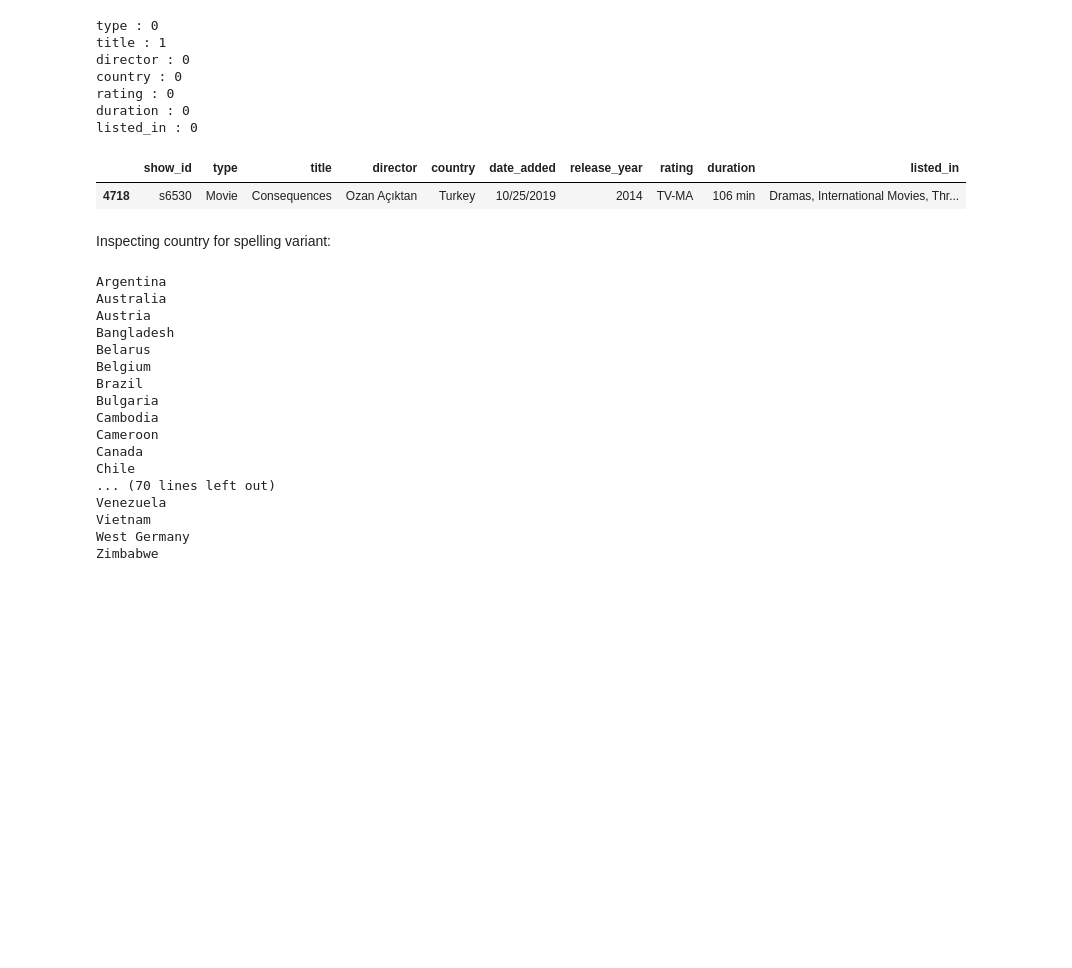
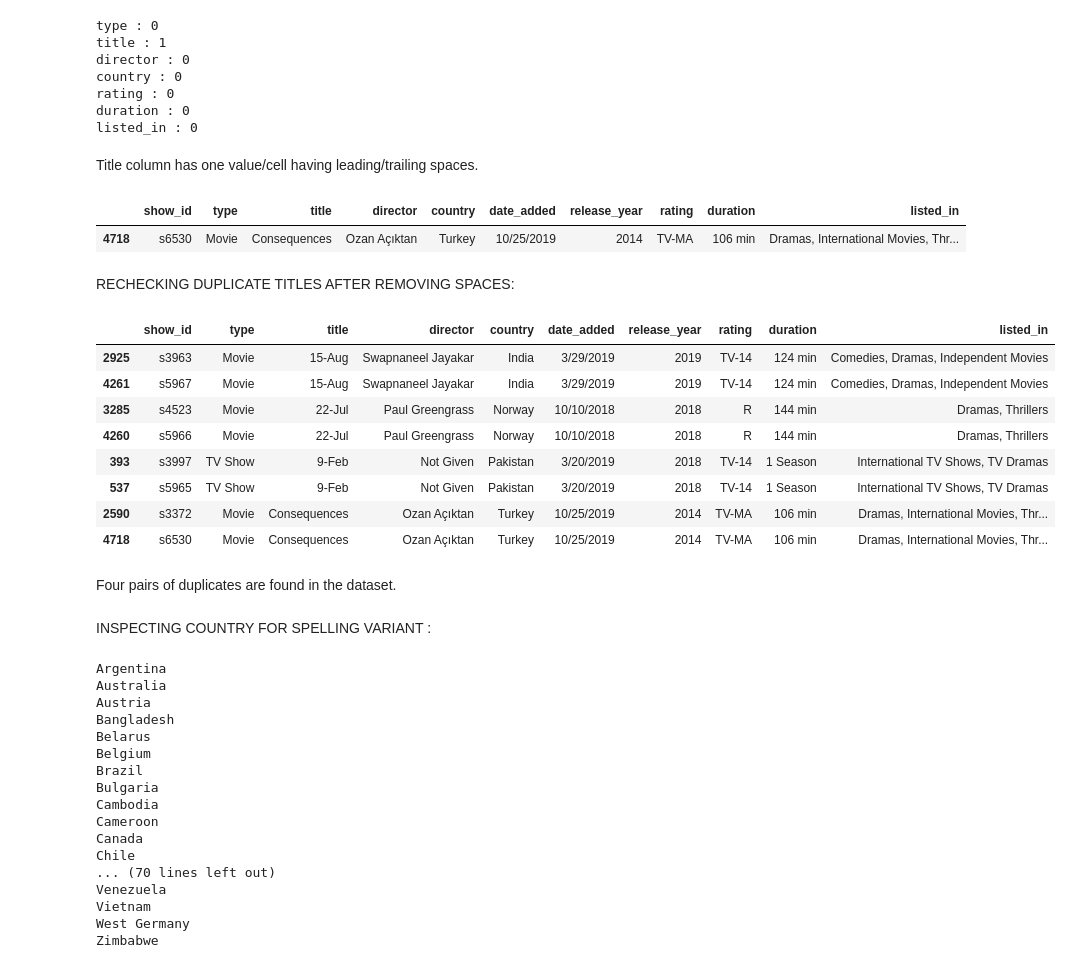
Before and after one commit to Muskan-Shivdasani/netflix-data-analytics-python, a Jupyter notebook: notebooks/01_data_cleaning.ipynb, the cells around one changed output. Cells and saved outputs as stored; diff of their text form; code cells hidden in the pictures; blank space fills up the shorter version.

```diff
--- a/notebooks/01_data_cleaning.ipynb
+++ b/notebooks/01_data_cleaning.ipynb
@@ -221,12 +233,31 @@ country : 0
 rating : 0
 duration : 0
 listed_in : 0
+# %% [markdown]
+Title column has one value/cell having leading/trailing spaces.
 # %%
 # shows the rows whoses titles have extra leading/ trailing spaces
 df[df['title'] != df['title'].str.strip()]
 # %% [output]
 |  | show_id | type | title | director | country | date_added | release_year | rating | duration | listed_in |
 | 4718 | s6530 | Movie | Consequences | Ozan Açıktan | Turkey | 10/25/2019 | 2014 | TV-MA | 106 min | Dramas, International Movies, Thr... |
+# %% [markdown]
+RECHECKING DUPLICATE TITLES AFTER REMOVING SPACES:
+# %%
+stripped_titles = df['title'].str.strip()
+df[stripped_titles.duplicated(keep=False)].sort_values('title')
+# %% [output]
+|  | show_id | type | title | director | country | date_added | release_year | rating | duration | listed_in |
+| 2925 | s3963 | Movie | 15-Aug | Swapnaneel Jayakar | India | 3/29/2019 | 2019 | TV-14 | 124 min | Comedies, Dramas, Independent Movies |
+| 4261 | s5967 | Movie | 15-Aug | Swapnaneel Jayakar | India | 3/29/2019 | 2019 | TV-14 | 124 min | Comedies, Dramas, Independent Movies |
+| 3285 | s4523 | Movie | 22-Jul | Paul Greengrass | Norway | 10/10/2018 | 2018 | R | 144 min | Dramas, Thrillers |
+| 4260 | s5966 | Movie | 22-Jul | Paul Greengrass | Norway | 10/10/2018 | 2018 | R | 144 min | Dramas, Thrillers |
+| 393 | s3997 | TV Show | 9-Feb | Not Given | Pakistan | 3/20/2019 | 2018 | TV-14 | 1 Season | International TV Shows, TV Dramas |
+| 537 | s5965 | TV Show | 9-Feb | Not Given | Pakistan | 3/20/2019 | 2018 | TV-14 | 1 Season | International TV Shows, TV Dramas |
+| 2590 | s3372 | Movie | Consequences | Ozan Açıktan | Turkey | 10/25/2019 | 2014 | TV-MA | 106 min | Dramas, International Movies, Thr... |
+| 4718 | s6530 | Movie | Consequences | Ozan Açıktan | Turkey | 10/25/2019 | 2014 | TV-MA | 106 min | Dramas, International Movies, Thr... |
+# %% [markdown]
+Four pairs of duplicates are found in the dataset.
 # %% [markdown]
-Inspecting country for spelling variant:
+INSPECTING COUNTRY FOR SPELLING VARIANT :
 # %%
```
Also changed, not shown: parts of 38 cells of this notebook, 15 other files.
